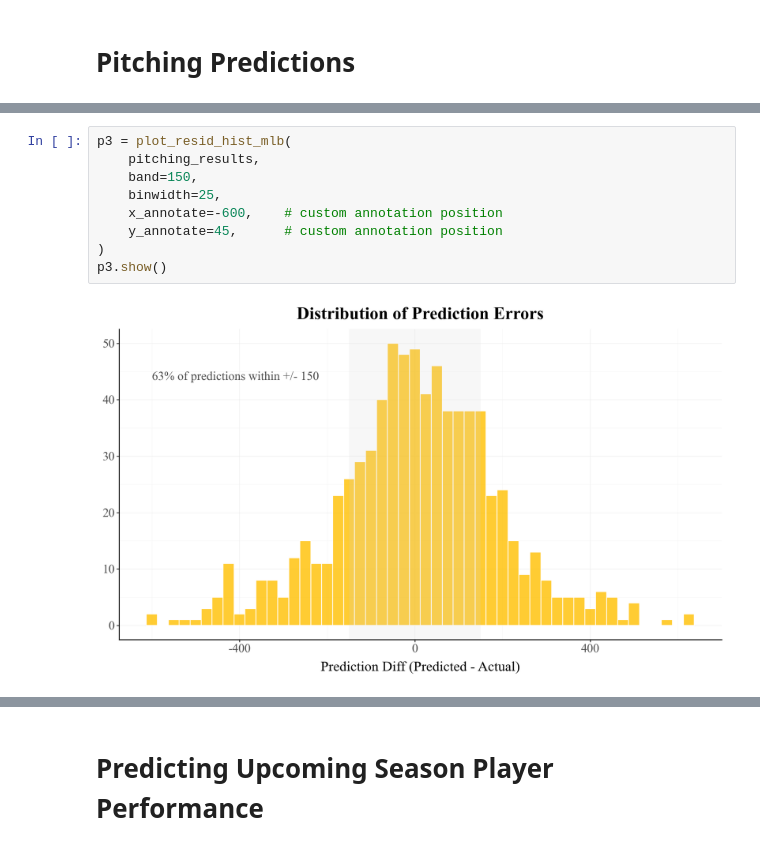
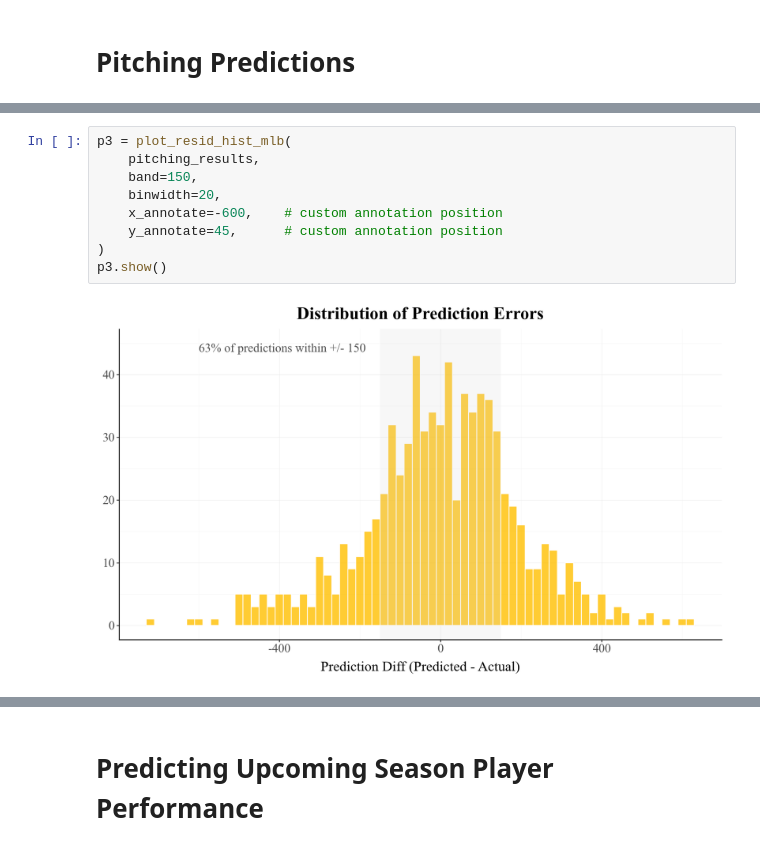
Before and after one commit to boon-man/baseball_modeling, a Jupyter notebook: run_model.ipynb, the cells around one changed output, grey strips where cells are left out. Cells and saved outputs as stored; diff of their text form.

```diff
--- a/run_model.ipynb
+++ b/run_model.ipynb
@@ -358,14 +359,14 @@ p2.show()
 # %%
 p3 = plot_resid_hist_mlb(
     pitching_results,
     band=150,
-    binwidth=25,
+    binwidth=20,
     x_annotate=-600,    # custom annotation position
     y_annotate=45,      # custom annotation position
 )
 p3.show()
 # %% [output]
-[figure, old version]
+[figure, new version]
 # %%
 p4 = plot_decile_calib(pitching_results)
 p4.show()
```
Also changed, not shown: parts of 28 cells of this notebook, 1 other file.
